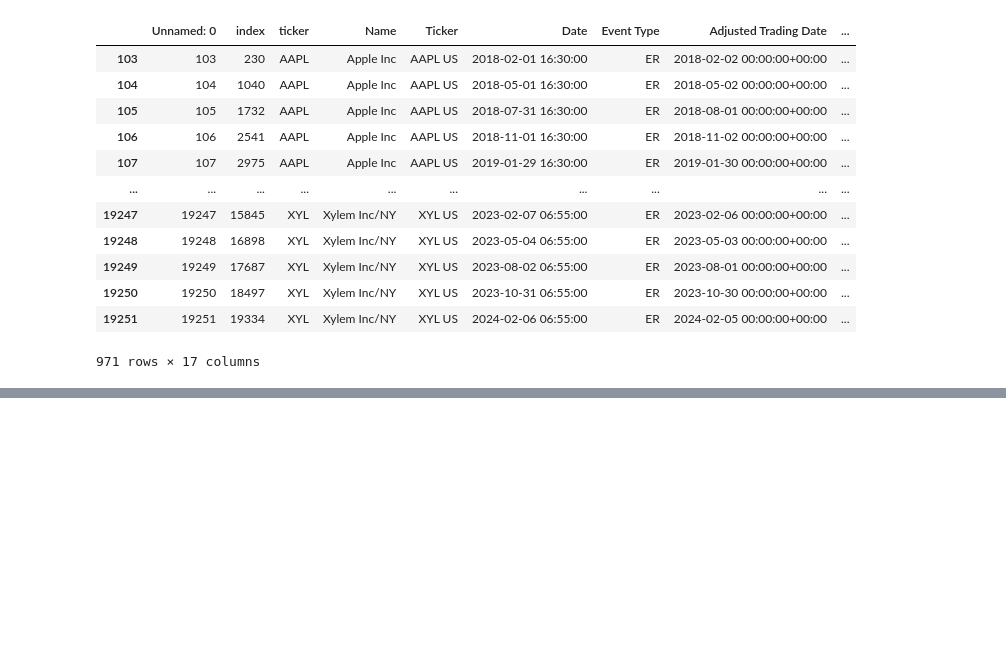
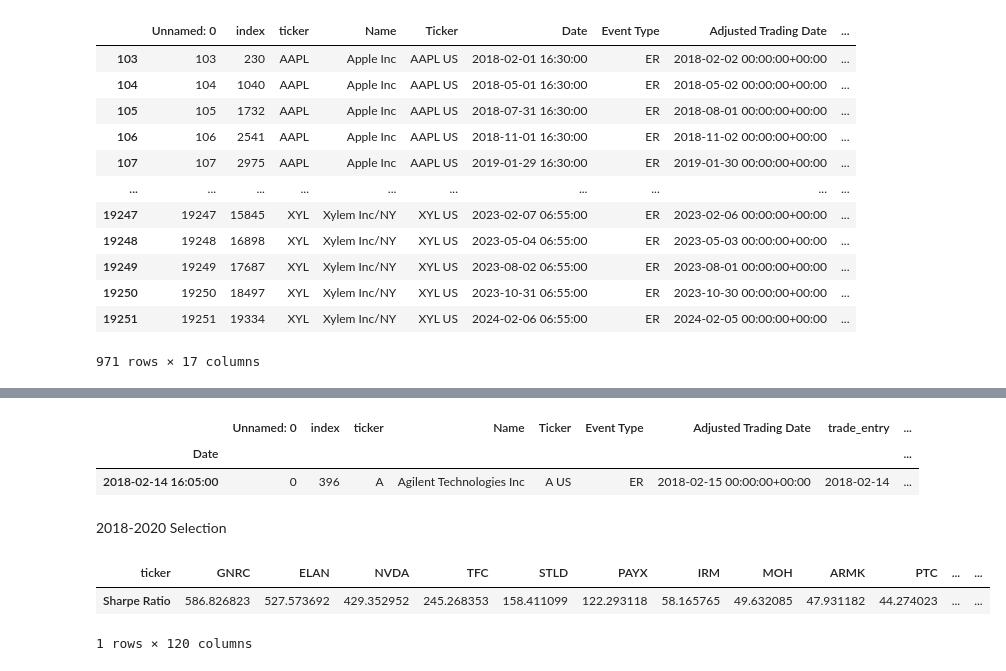
Before and after one commit to shreyjain-uchicago/ProjectLab_Spring-24_HullTactical, a Jupyter notebook: options_analysis sectors.ipynb, the cells around one changed output, grey strips where cells are left out. Saved outputs shown, nothing was run; the diff lists cells and outputs as text; code cells hidden in the pictures; blank space fills up the shorter version.

```diff
--- a/options_analysis sectors.ipynb
+++ b/options_analysis sectors.ipynb
@@ -776,0 +784,19 @@ Name: straddle_pnl, dtype: float64
+# %%
+strategy_sectors.head(1)
+# %% [output]
+|  | Unnamed: 0 | index | ticker | Name | Ticker | Event Type | Adjusted Trading Date | trade_entry | ... |
+| Date |  |  |  |  |  |  |  |  | ... |
+| 2018-02-14 16:05:00 | 0 | 396 | A | Agilent Technologies Inc | A US | ER | 2018-02-15 00:00:00+00:00 | 2018-02-14 | ... |
+# %% [markdown]
+2018-2020 Selection
+# %%
+strategy_sectors_20182020 = strategy_sectors[(strategy_sectors['year_entry'] >= 2018) & (strategy_sectors['year_entry'] <= 2020)]
+result_20182020 = strategy_sectors_20182020.pivot_table(index='Date', columns='ticker', values='straddle_pnl', aggfunc='first')
+sharpe_20182020, correlation_20182020 = calculate_statistics(result_20182020)
+sorted_20182020 = sharpe_20182020.sort_values('Sharpe Ratio', ascending=False)
+top_10_20182020 = sorted_20182020.head(120)
+display(top_10_20182020.T)
+# %% [output]
+| ticker | GNRC | ELAN | NVDA | TFC | STLD | PAYX | IRM | MOH | ARMK | PTC | ... | ... |
+| Sharpe Ratio | 586.826823 | 527.573692 | 429.352952 | 245.268353 | 158.411099 | 122.293118 | 58.165765 | 49.632085 | 47.931182 | 44.274023 | ... | ... |
+1 rows × 120 columns
```
Also changed, not shown: parts of 19 cells of this notebook.
